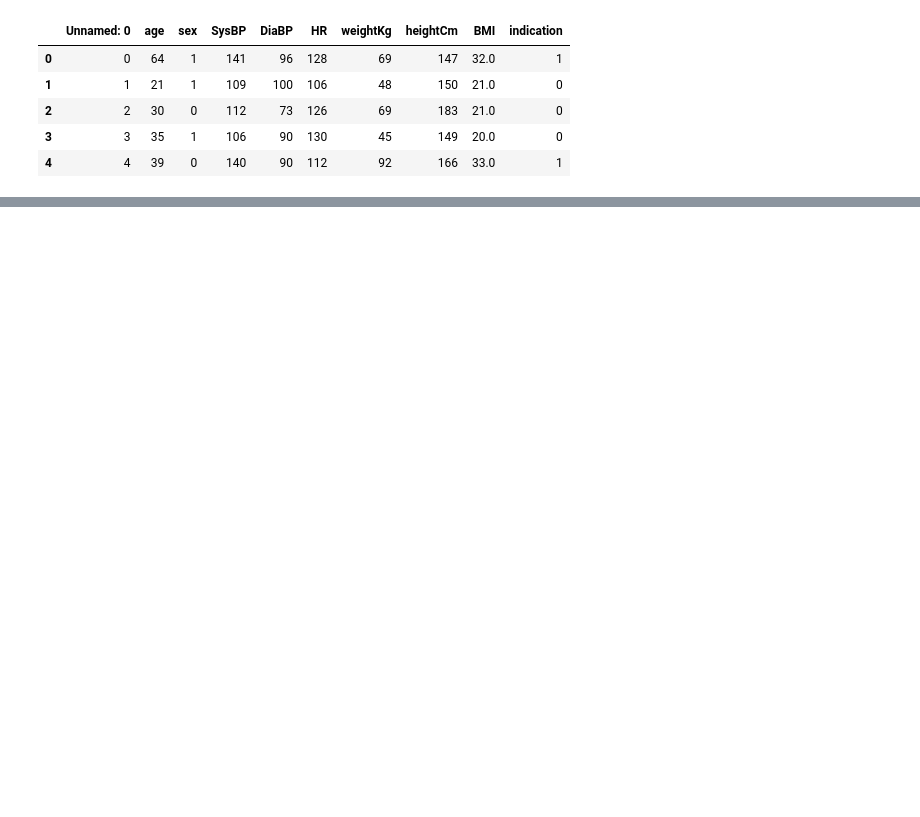
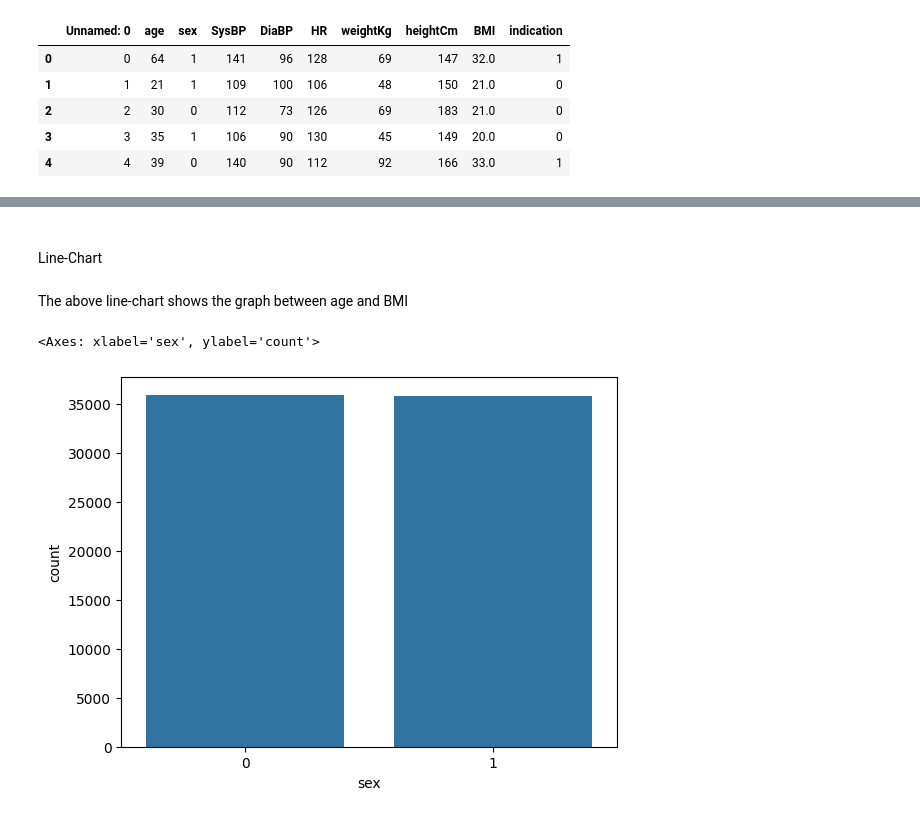
Before and after one commit to Avhijan/datascience, a Jupyter notebook: Untitled-1.ipynb, the cells around one changed output, grey strips where cells are left out. Drawn from its saved outputs; the diff is of its cells as text; code cells hidden in the pictures; blank space fills up the shorter version.

```diff
--- a/Untitled-1.ipynb
+++ b/Untitled-1.ipynb
@@ -20,0 +38,10 @@ df.head(5)
+# %% [markdown]
+###
+Line-Chart
+# %% [markdown]
+The above line-chart shows the graph between age and BMI
+# %%
+sns.countplot(data=df, x='sex')
+# %% [output]
+<Axes: xlabel='sex', ylabel='count'>
+[figure, added]
```
Also changed, not shown: parts of 11 cells of this notebook.
